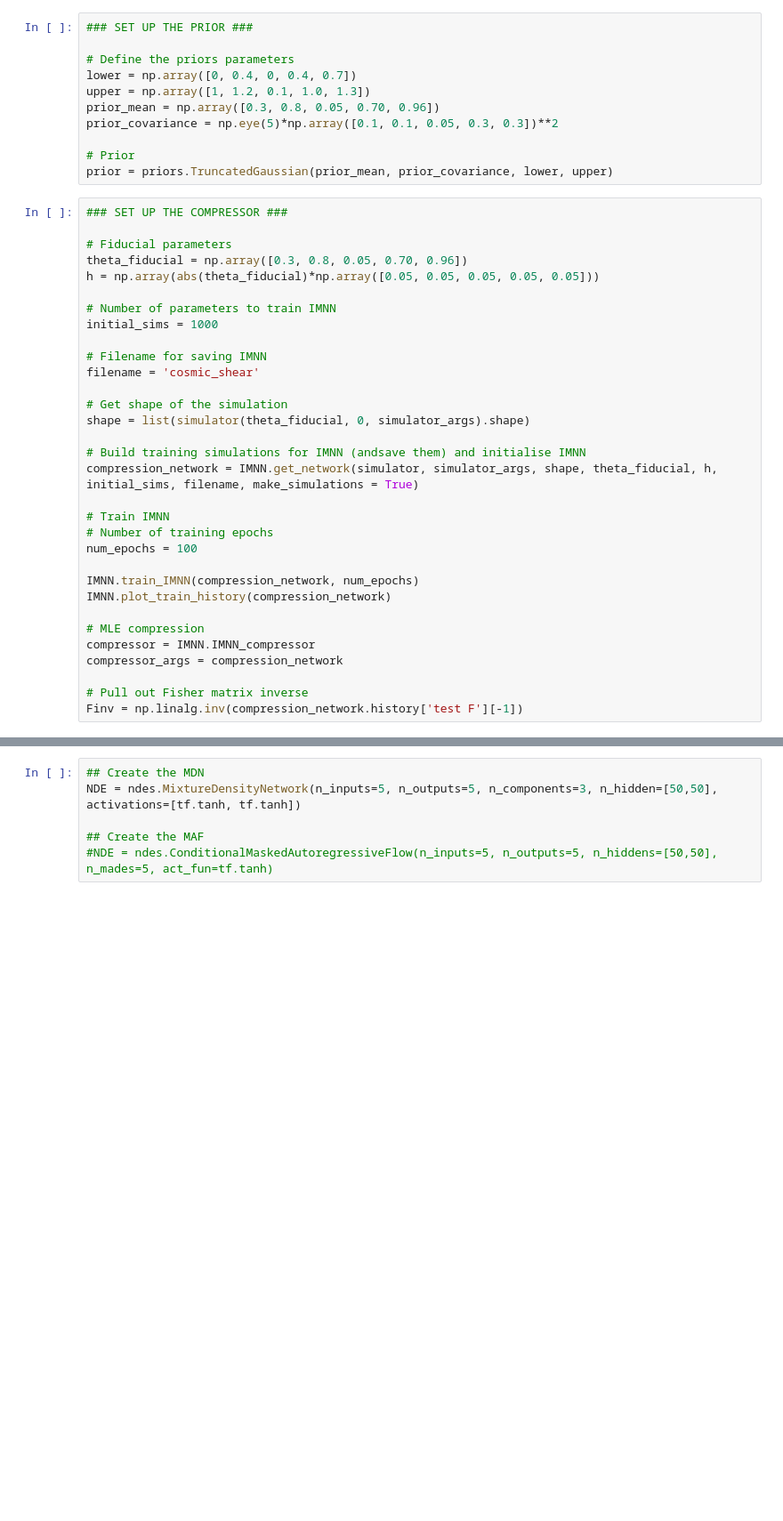
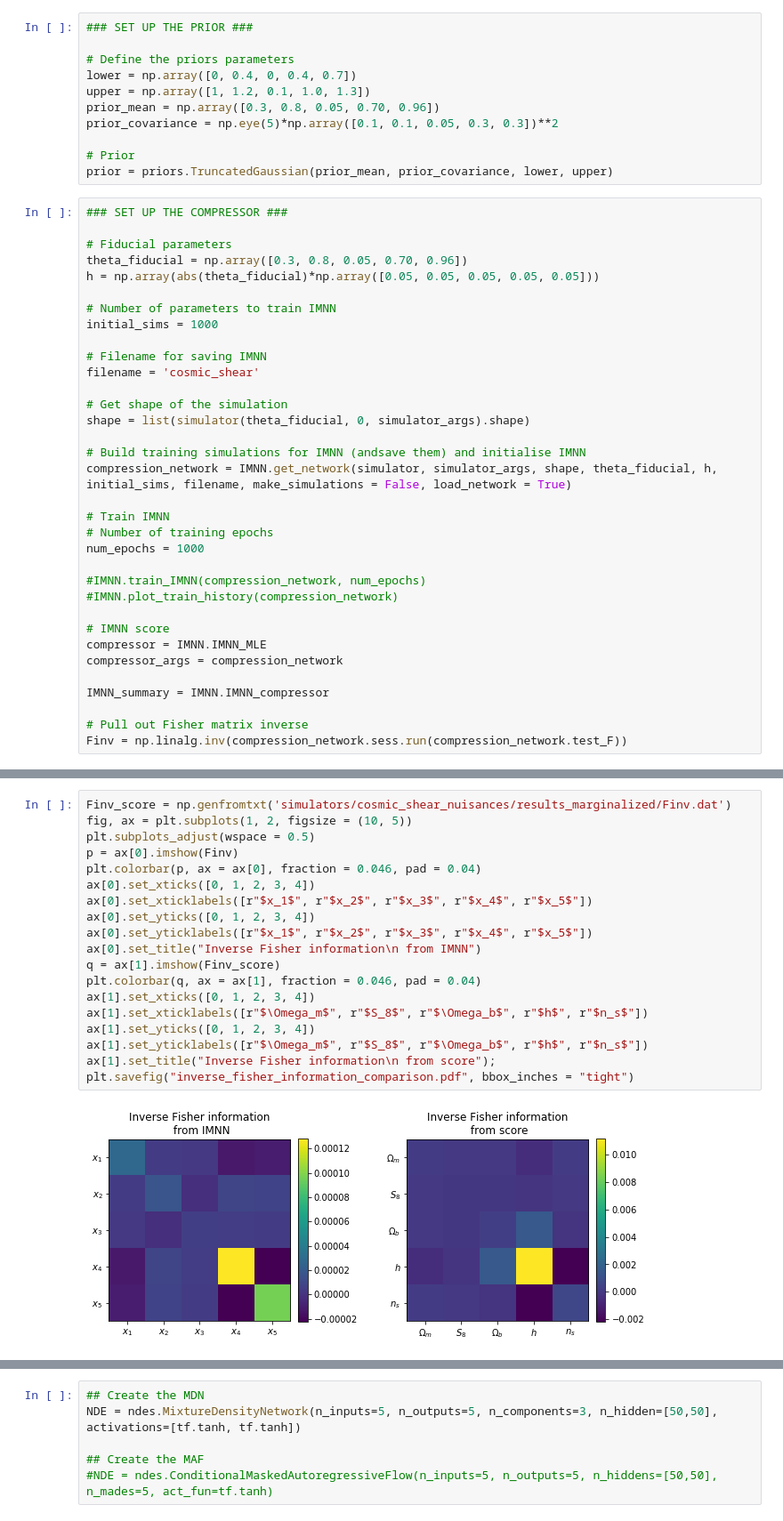
Before and after one commit to jasminelujia/pydelfi, a Jupyter notebook: cosmic_shear-IMNN.ipynb, the cells around one changed output, grey strips where cells are left out. Shown at 89% size. Drawn from its saved outputs; the diff is of its cells as text; blank space fills up the shorter version.

Commit message:
Loads more work done - really nearly there

```diff
--- a/cosmic_shear-IMNN.ipynb
+++ b/cosmic_shear-IMNN.ipynb
@@ -69,19 +68,21 @@ filename = 'cosmic_shear'
 shape = list(simulator(theta_fiducial, 0, simulator_args).shape)
 
 # Build training simulations for IMNN (andsave them) and initialise IMNN
-compression_network = IMNN.get_network(simulator, simulator_args, shape, theta_fiducial, h, initial_sims, filename, make_simulations = True)
+compression_network = IMNN.get_network(simulator, simulator_args, shape, theta_fiducial, h, initial_sims, filename, make_simulations = False, load_network = True)
 
 # Train IMNN
 # Number of training epochs
-num_epochs = 100
+num_epochs = 1000
 
-IMNN.train_IMNN(compression_network, num_epochs)
-IMNN.plot_train_history(compression_network)
+#IMNN.train_IMNN(compression_network, num_epochs)
+#IMNN.plot_train_history(compression_network)
 
-# MLE compression
-compressor = IMNN.IMNN_compressor
+# IMNN score
+compressor = IMNN.IMNN_MLE
 compressor_args = compression_network
 
+IMNN_summary = IMNN.IMNN_compressor
+
 # Pull out Fisher matrix inverse
-Finv = np.linalg.inv(compression_network.history['test F'][-1])
+Finv = np.linalg.inv(compression_network.sess.run(compression_network.test_F))
 # %% [output]
@@ -112,2 +93,23 @@ for j in range(len(data["x_m"][0])):
+# %%
+Finv_score = np.genfromtxt('simulators/cosmic_shear_nuisances/results_marginalized/Finv.dat')
+fig, ax = plt.subplots(1, 2, figsize = (10, 5))
+plt.subplots_adjust(wspace = 0.5)
+p = ax[0].imshow(Finv)
+plt.colorbar(p, ax = ax[0], fraction = 0.046, pad = 0.04)
+ax[0].set_xticks([0, 1, 2, 3, 4])
+ax[0].set_xticklabels([r"$x_1$", r"$x_2$", r"$x_3$", r"$x_4$", r"$x_5$"])
+ax[0].set_yticks([0, 1, 2, 3, 4])
+ax[0].set_yticklabels([r"$x_1$", r"$x_2$", r"$x_3$", r"$x_4$", r"$x_5$"])
+ax[0].set_title("Inverse Fisher information\n from IMNN")
+q = ax[1].imshow(Finv_score)
+plt.colorbar(q, ax = ax[1], fraction = 0.046, pad = 0.04)
+ax[1].set_xticks([0, 1, 2, 3, 4])
+ax[1].set_xticklabels([r"$\Omega_m$", r"$S_8$", r"$\Omega_b$", r"$h$", r"$n_s$"])
+ax[1].set_yticks([0, 1, 2, 3, 4])
+ax[1].set_yticklabels([r"$\Omega_m$", r"$S_8$", r"$\Omega_b$", r"$h$", r"$n_s$"])
+ax[1].set_title("Inverse Fisher information\n from score");
+plt.savefig("inverse_fisher_information_comparison.pdf", bbox_inches = "tight")
+# %% [output]
+[figure, added]
 # %%
 ### LOAD IN THE DATA VECTOR ###
```
Also changed, not shown: parts of 21 cells of this notebook, 11 other files.
